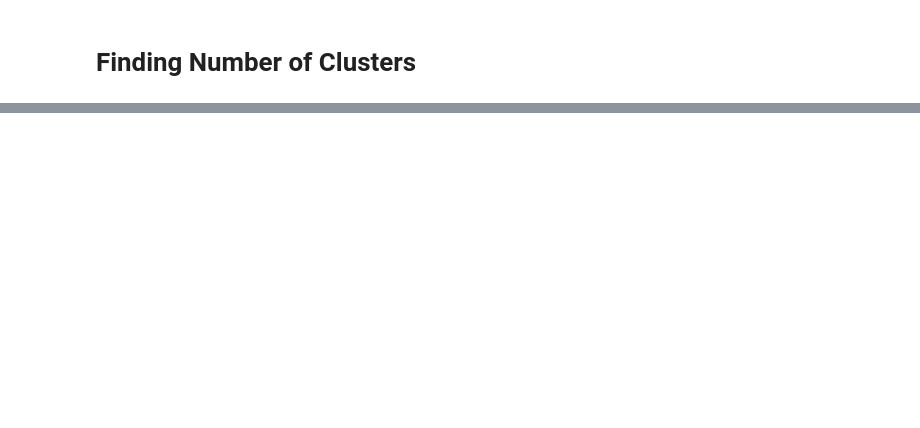
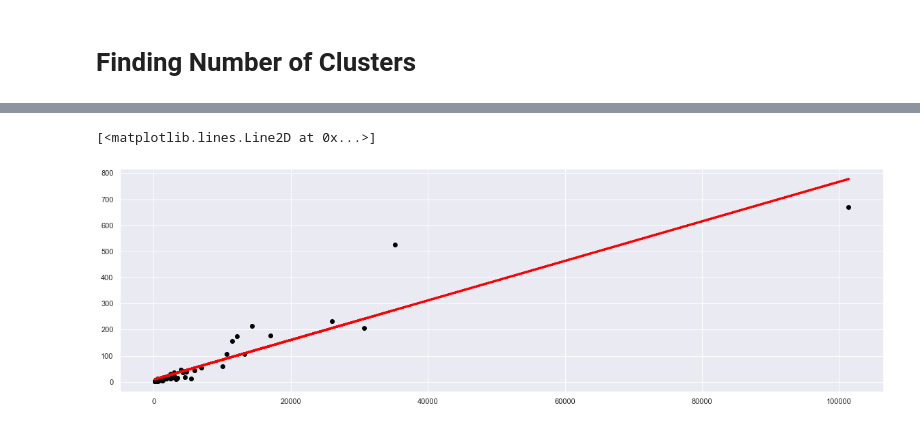
Before and after one commit to JoeKBlank/DSPFinalProj, a Jupyter notebook: FinalProject.ipynb, the cells around one changed output, grey strips where cells are left out. Drawn from its saved outputs; the diff is of its cells as text; code cells hidden in the pictures; blank space fills up the shorter version.

```diff
--- a/FinalProject.ipynb
+++ b/FinalProject.ipynb
@@ -351,3 +649,11 @@ sns.heatmap(state_2018.corr(), cmap ='RdYlGn', linewidths = 0.30, annot = False)
 # %%
-#lr = linear_model.LinearRegression()
-#predicted = lr.fit(X=state_2018['2018_age_adjusted_rate'], y=state_2018['range_category'])
+
+lr = linear_model.LinearRegression()
+predicted = lr.fit(X=state_2018['Normalized_Long-Acting_Rate'].values.reshape(-1, 1), y=state_2018['Normalized_Death_Rate'].values.reshape(-1, 1))
+# %%
+plt.scatter(state_2018['Normalized_Long-Acting_Rate'].values.reshape(-1, 1), state_2018['Normalized_Death_Rate'].values.reshape(-1, 1),color='black')
+predic = predicted.predict(state_2018['Normalized_Long-Acting_Rate'].values.reshape(-1, 1))
+plt.plot(state_2018['Normalized_Long-Acting_Rate'].values.reshape(-1, 1), predic, color = 'red', linewidth = 3)
+# %% [output]
+[<matplotlib.lines.Line2D at 0x...>]
+[figure, added]
```
Also changed, not shown: parts of 32 cells of this notebook.
